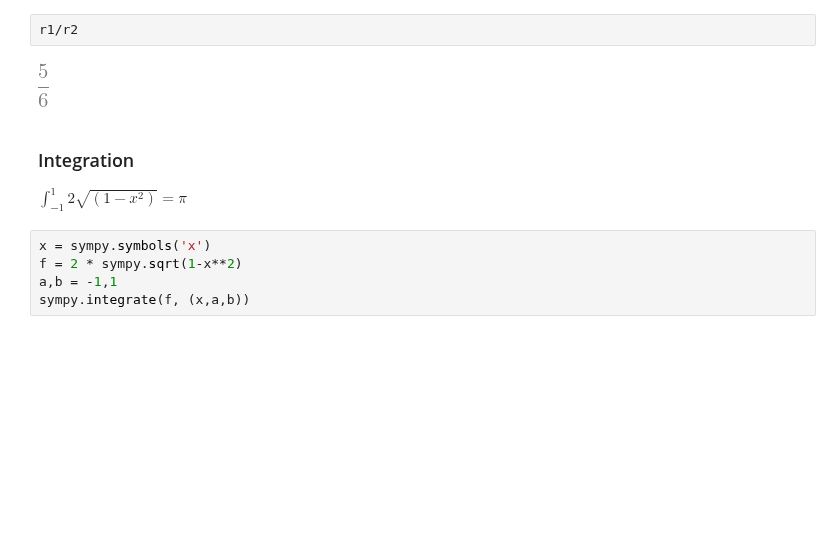
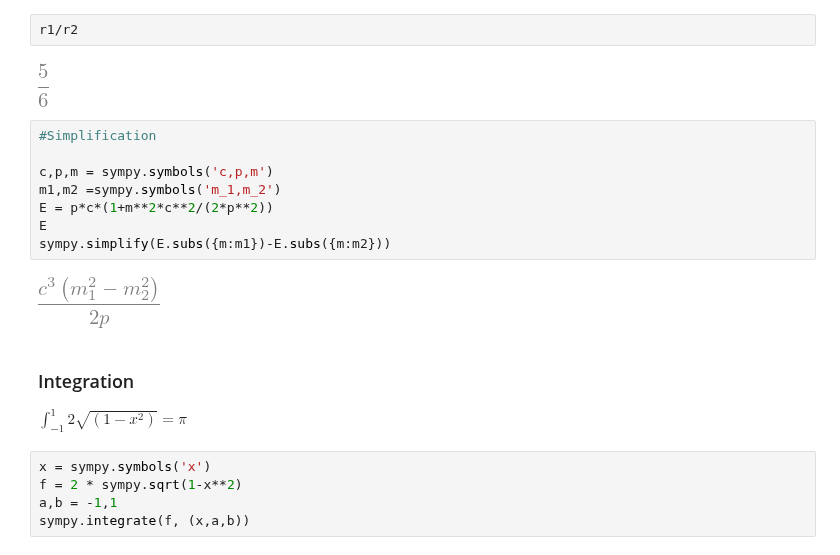
Before and after one commit to algorythmist/computational-physics, a Jupyter notebook: sympy_overview.ipynb, the cells around one changed output. Cells and saved outputs as stored; diff of their text form; blank space fills up the shorter version.

Commit message:
sympy samples

```diff
--- a/sympy_overview.ipynb
+++ b/sympy_overview.ipynb
@@ -24,6 +24,16 @@ r1 * r2
 r1/r2
 # %% [output]
 [figure]
+# %%
+#Simplification
+
+c,p,m = sympy.symbols('c,p,m')
+m1,m2 =sympy.symbols('m_1,m_2')
+E = p*c*(1+m**2*c**2/(2*p**2))
+E
+sympy.simplify(E.subs({m:m1})-E.subs({m:m2}))
+# %% [output]
+[figure, added]
 # %% [markdown]
 ### Integration
 $ \int_{-1}^1 2\sqrt{(1-x^2)} = \pi$
```
Also changed, not shown: parts of 1 cell of this notebook.
